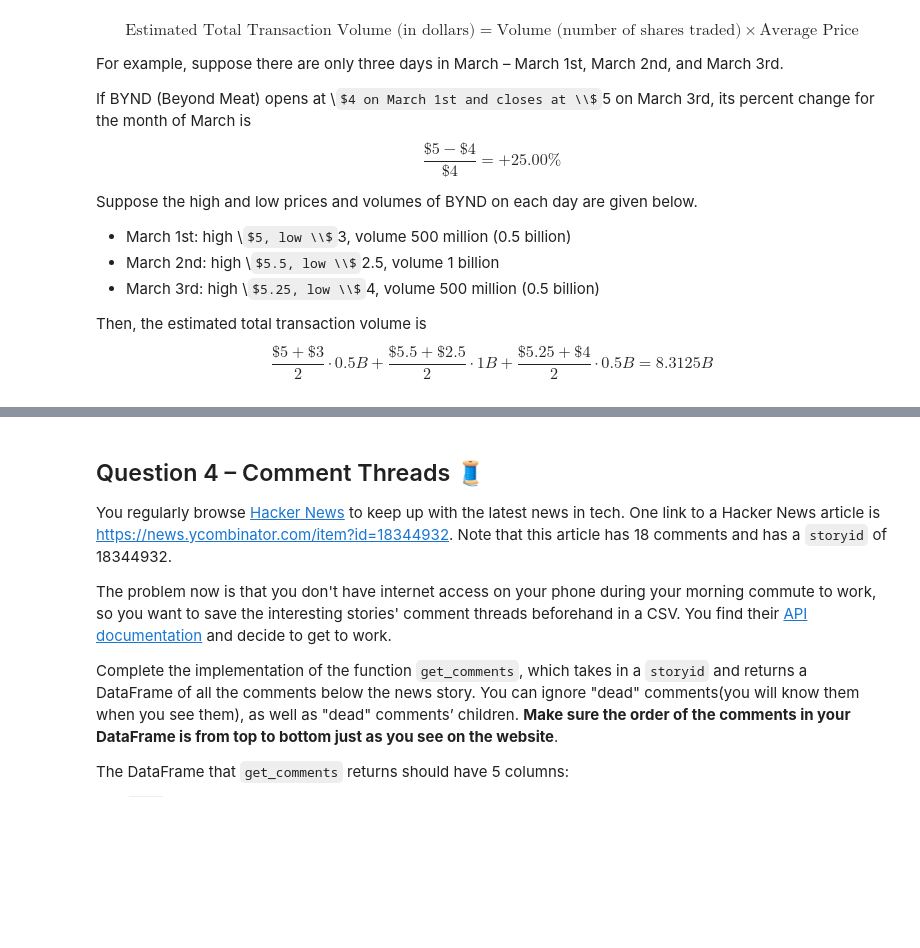
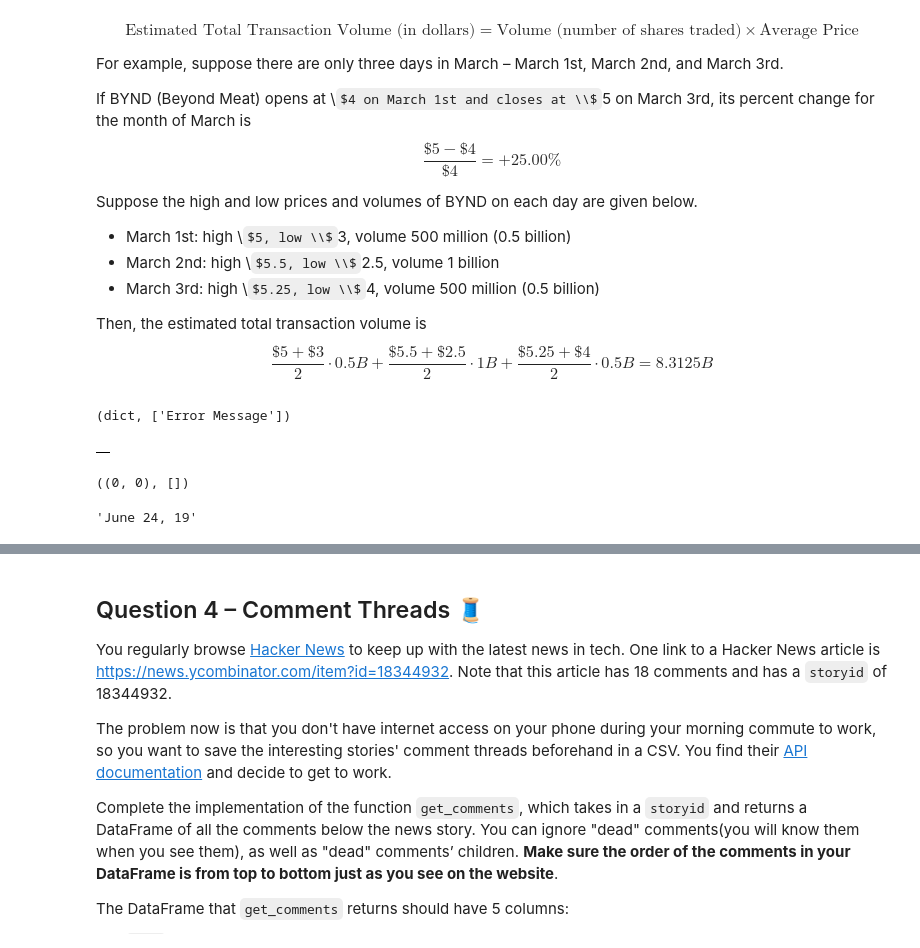
Before and after one commit to aditgautam/dsc80, a Jupyter notebook: labs/lab06/lab.ipynb, the cells around one changed output, grey strips where cells are left out. Drawn from its saved outputs; the diff is of its cells as text; code cells hidden in the pictures; some formulas as TeX source; blank space fills up the shorter version.

```diff
--- a/labs/lab06/lab.ipynb
+++ b/labs/lab06/lab.ipynb
@@ -272,3 +276,27 @@ history = stock_history('BYND', 2019, 6)
 
 # public test for stock_stats
 stats = stock_stats(history)
+# %%
+ticker, year, month = "BYND", 2019, 6
+api_key = os.getenv("FMP_API_KEY", "demo")
+
+start = pd.Timestamp(int(year), int(month), 1)
+end = start + pd.offsets.MonthBegin(1)
+
+url = f"https://financialmodelingprep.com/api/v3/historical-price-full/{ticker}"
+r = requests.get(url, params={"from": start.strftime("%Y-%m-%d"),
+                              "to": (end - pd.Timedelta(days=1)).strftime("%Y-%m-%d"),
+                              "apikey": api_key}, timeout=30)
+raw = r.json()
+type(raw), list(raw.keys())[:10]
+# %% [output]
+(dict, ['Error Message'])
+# %%
+history = stock_history("BYND", 2019, 6)
+history.head()
+# %% [output]
+|  |
+# %%
+history.shape, history.columns.tolist()
+# %% [output]
+((0, 0), [])
@@ -275,2 +311,6 @@ stats = stock_stats(history)
+# %%
+history.label.iloc[-5]
+# %% [output]
+'June 24, 19'
 # %%
 grader.check("q3")
```
Also changed, not shown: parts of 6 cells of this notebook, 4 other files.
